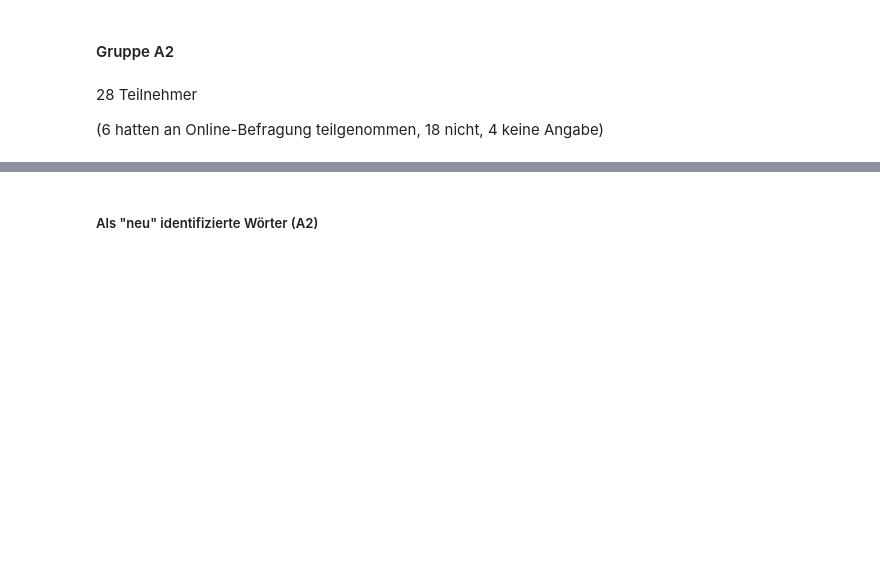
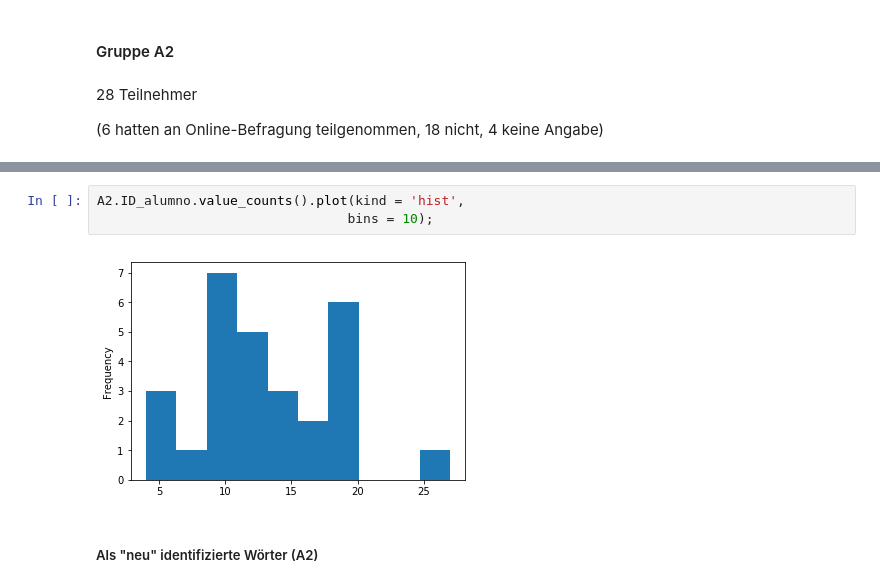
Before and after one commit to martinakienberger/Strategienanalyse_Voc, a Jupyter notebook: Datenanalyse_Voc.ipynb, the cells around one changed output, grey strips where cells are left out. Drawn from its saved outputs; the diff is of its cells as text; blank space fills up the shorter version.

```diff
--- a/Datenanalyse_Voc.ipynb
+++ b/Datenanalyse_Voc.ipynb
@@ -81,3 +87,8 @@ B2 = data[data.Grupo == 'B2']
+# %%
+A2.ID_alumno.value_counts().plot(kind = 'hist',
+                                bins = 10);
+# %% [output]
+[figure, added]
 # %% [markdown]
 ##### Als "neu" identifizierte Wörter (A2)
 # %%
```
Also changed, not shown: parts of 35 cells of this notebook.
